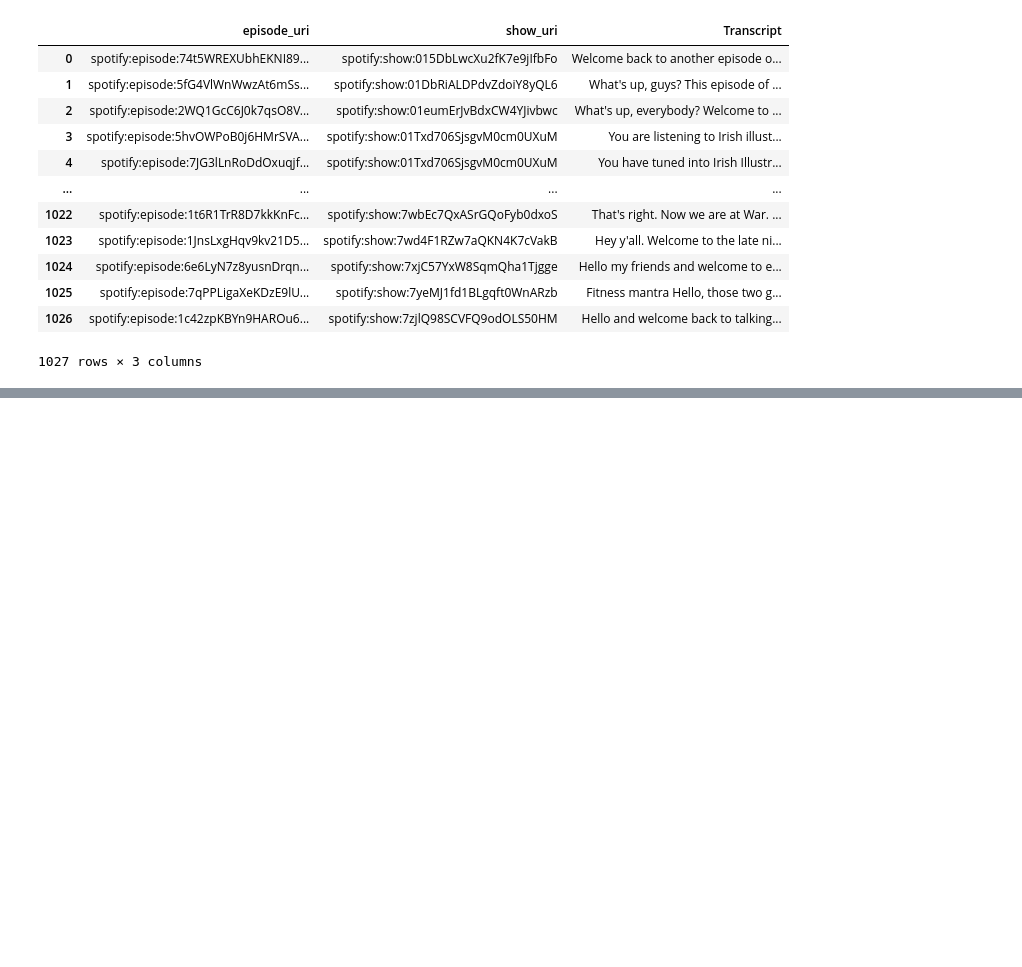
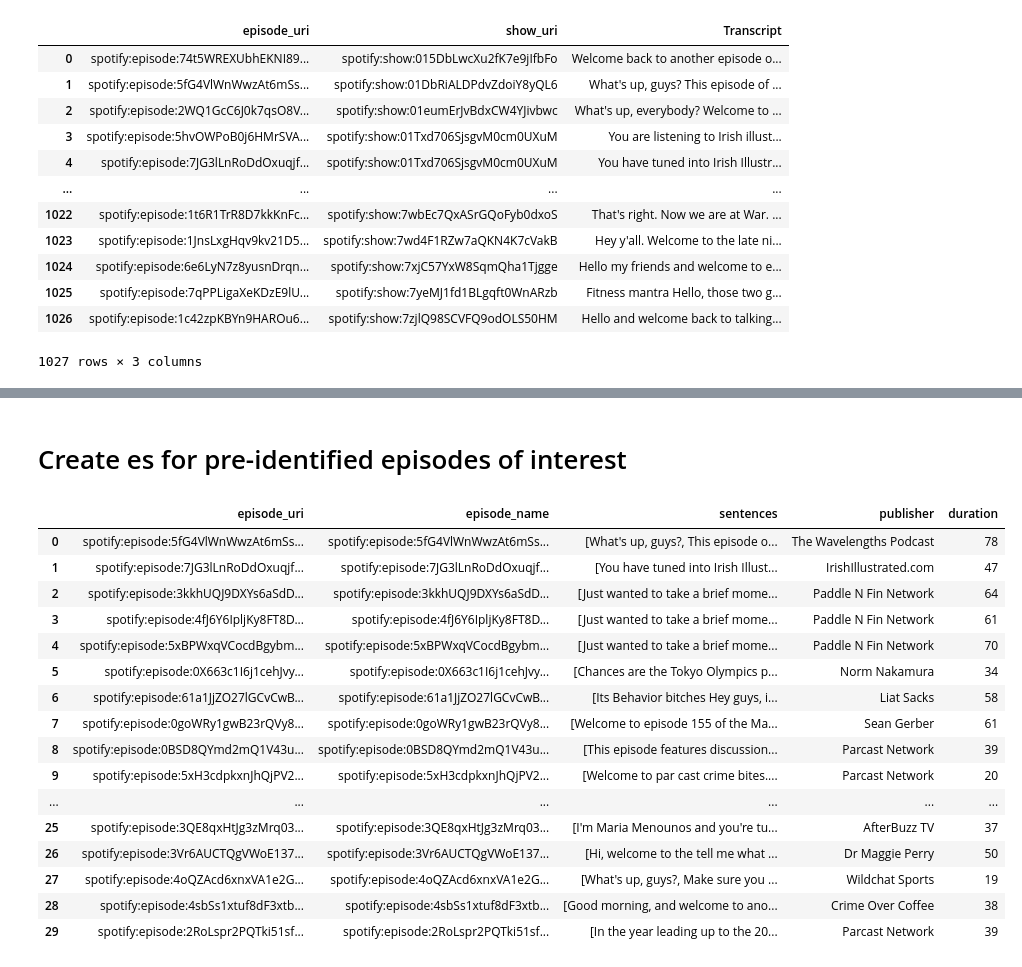
Before and after one commit to oimartin/podcast_ad_sponsor_chatbot, a Jupyter notebook: 01_EDA_transcripts.ipynb, the cells around one changed output, grey strips where cells are left out. Cells and saved outputs as stored; diff of their text form; code cells hidden in the pictures; blank space fills up the shorter version.

```diff
--- a/01_EDA_transcripts.ipynb
+++ b/01_EDA_transcripts.ipynb
@@ -214,0 +235,2 @@ eval_transcripts.to_csv('output/eval_transcripts.csv', index=False)
+# %%
+previously_used_episodes = ['The Women Yell All - S24 E10', '#2 Finding Freedom From Your Anxious Mind w/Dr. Martin Seif founder of Anxiety and Depression Foundation of America','Interview w/ The Professor', 'Dorothy Jane Scott - Murdered','Scandal 36: Carroll Hubbard']
@@ -214,0 +279,2 @@ eval_transcripts.to_csv('output/eval_transcripts.csv', index=False)
+# %% [markdown]
+# Create es for pre-identified episodes of interest
@@ -214,0 +298,60 @@ eval_transcripts.to_csv('output/eval_transcripts.csv', index=False)
+# %%
+# episodes of interest
+of_interest = []
+
+# Iterate through each episode and extract the relevant information
+for episode in indicator_episodes:
+    episode_ = {
+        "query": {
+            "match_phrase": {
+                "_id": episode,
+            }
+        }
+    }
+
+    # Search for the episode
+    results = es.search(index="spotify_podcast_transcripts", body=episode_)
+
+    # Extract relevant information from the search results
+    hits = results["hits"]["hits"]
+
+    # If there are results, extract the relevant information
+    if hits:
+        episode_uri = hits[0]['_id']
+        sentences = hits[0]['_source']['sentence_tokens']
+        publisher = hits[0]['_source']['publisher']
+        duration = hits[0]['_source']['duration']
+
+        episode_info = {
+            'episode_uri': episode_uri,
+            'episode_name': episode,
+            'sentences': sentences,
+            'publisher': publisher,
+            'duration': duration
+        }
+
+        # Append the episode information to the list
+        of_interest.append(episode_info)
+
+# Create a DataFrame from the list of episode information
+indicator_episodes_df = pd.DataFrame(of_interest)
+# %%
+indicator_episodes_df
+# %% [output]
+|  | episode_uri | episode_name | sentences | publisher | duration |
+| 0 | spotify:episode:5fG4VlWnWwzAt6mSs... | spotify:episode:5fG4VlWnWwzAt6mSs... | [What's up, guys?, This episode o... | The Wavelengths Podcast | 78 |
+| 1 | spotify:episode:7JG3lLnRoDdOxuqjf... | spotify:episode:7JG3lLnRoDdOxuqjf... | [You have tuned into Irish Illust... | IrishIllustrated.com | 47 |
+| 2 | spotify:episode:3kkhUQJ9DXYs6aSdD... | spotify:episode:3kkhUQJ9DXYs6aSdD... | [Just wanted to take a brief mome... | Paddle N Fin Network | 64 |
+| 3 | spotify:episode:4fJ6Y6IpljKy8FT8D... | spotify:episode:4fJ6Y6IpljKy8FT8D... | [Just wanted to take a brief mome... | Paddle N Fin Network | 61 |
+| 4 | spotify:episode:5xBPWxqVCocdBgybm... | spotify:episode:5xBPWxqVCocdBgybm... | [Just wanted to take a brief mome... | Paddle N Fin Network | 70 |
+| 5 | spotify:episode:0X663c1I6j1cehJvy... | spotify:episode:0X663c1I6j1cehJvy... | [Chances are the Tokyo Olympics p... | Norm Nakamura | 34 |
+| 6 | spotify:episode:61a1JjZO27lGCvCwB... | spotify:episode:61a1JjZO27lGCvCwB... | [Its Behavior bitches Hey guys, i... | Liat Sacks | 58 |
+| 7 | spotify:episode:0goWRy1gwB23rQVy8... | spotify:episode:0goWRy1gwB23rQVy8... | [Welcome to episode 155 of the Ma... | Sean Gerber | 61 |
+| 8 | spotify:episode:0BSD8QYmd2mQ1V43u... | spotify:episode:0BSD8QYmd2mQ1V43u... | [This episode features discussion... | Parcast Network | 39 |
+| 9 | spotify:episode:5xH3cdpkxnJhQjPV2... | spotify:episode:5xH3cdpkxnJhQjPV2... | [Welcome to par cast crime bites.... | Parcast Network | 20 |
+| ... | ... | ... | ... | ... | ... |
+| 25 | spotify:episode:3QE8qxHtJg3zMrq03... | spotify:episode:3QE8qxHtJg3zMrq03... | [I'm Maria Menounos and you're tu... | AfterBuzz TV | 37 |
+| 26 | spotify:episode:3Vr6AUCTQgVWoE137... | spotify:episode:3Vr6AUCTQgVWoE137... | [Hi, welcome to the tell me what ... | Dr Maggie Perry | 50 |
+| 27 | spotify:episode:4oQZAcd6xnxVA1e2G... | spotify:episode:4oQZAcd6xnxVA1e2G... | [What's up, guys?, Make sure you ... | Wildchat Sports | 19 |
+| 28 | spotify:episode:4sbSs1xtuf8dF3xtb... | spotify:episode:4sbSs1xtuf8dF3xtb... | [Good morning, and welcome to ano... | Crime Over Coffee | 38 |
+| 29 | spotify:episode:2RoLspr2PQTki51sf... | spotify:episode:2RoLspr2PQTki51sf... | [In the year leading up to the 20... | Parcast Network | 39 |
```
Also changed, not shown: parts of 18 cells of this notebook, 7 other files.
